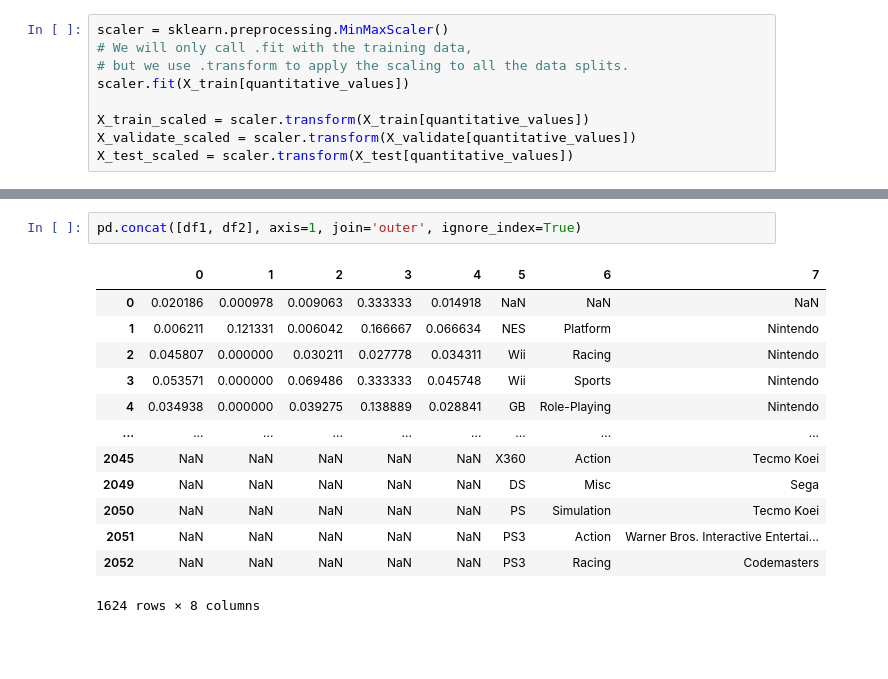
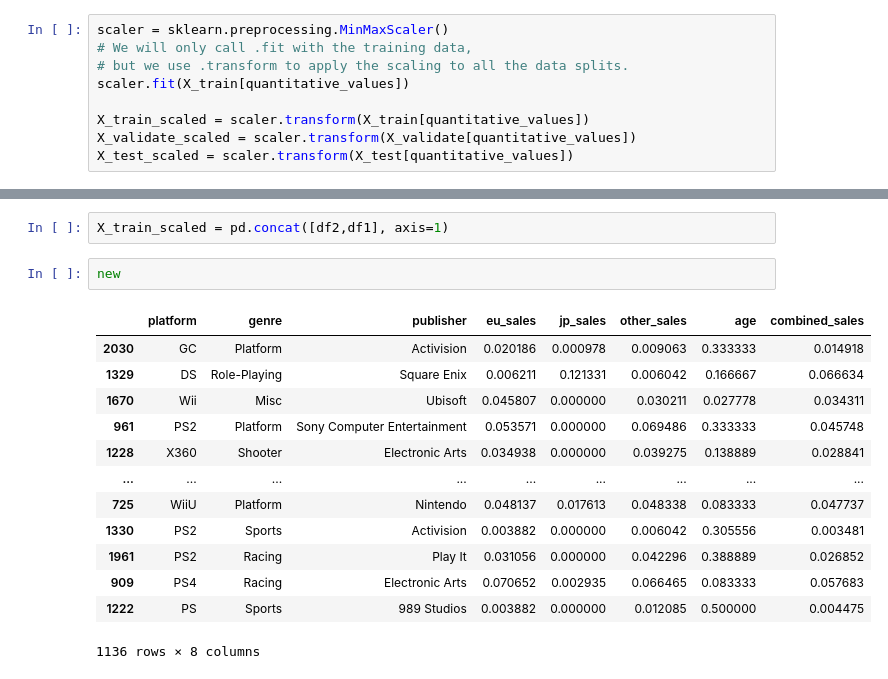
Before and after one commit to brentschriver/press_start, a Jupyter notebook: press-start-workflow.ipynb, the cells around one changed output, grey strips where cells are left out. Cells and saved outputs as stored; diff of their text form; blank space fills up the shorter version.

```diff
--- a/press-start-workflow.ipynb
+++ b/press-start-workflow.ipynb
@@ -359,16 +346,18 @@ df2
 # %%
-pd.concat([df1, df2], axis=1, join='outer', ignore_index=True)
+X_train_scaled = pd.concat([df2,df1], axis=1)
-# %% [output]
-|  | 0 | 1 | 2 | 3 | 4 | 5 | 6 | 7 |
-| 0 | 0.020186 | 0.000978 | 0.009063 | 0.333333 | 0.014918 | NaN | NaN | NaN |
-| 1 | 0.006211 | 0.121331 | 0.006042 | 0.166667 | 0.066634 | NES | Platform | Nintendo |
-| 2 | 0.045807 | 0.000000 | 0.030211 | 0.027778 | 0.034311 | Wii | Racing | Nintendo |
-| 3 | 0.053571 | 0.000000 | 0.069486 | 0.333333 | 0.045748 | Wii | Sports | Nintendo |
-| 4 | 0.034938 | 0.000000 | 0.039275 | 0.138889 | 0.028841 | GB | Role-Playing | Nintendo |
-| ... | ... | ... | ... | ... | ... | ... | ... | ... |
-| 2045 | NaN | NaN | NaN | NaN | NaN | X360 | Action | Tecmo Koei |
-| 2049 | NaN | NaN | NaN | NaN | NaN | DS | Misc | Sega |
-| 2050 | NaN | NaN | NaN | NaN | NaN | PS | Simulation | Tecmo Koei |
-| 2051 | NaN | NaN | NaN | NaN | NaN | PS3 | Action | Warner Bros. Interactive Entertai... |
-| 2052 | NaN | NaN | NaN | NaN | NaN | PS3 | Racing | Codemasters |
-1624 rows × 8 columns
+# %%
+new
+# %% [output]
+|  | platform | genre | publisher | eu_sales | jp_sales | other_sales | age | combined_sales |
+| 2030 | GC | Platform | Activision | 0.020186 | 0.000978 | 0.009063 | 0.333333 | 0.014918 |
+| 1329 | DS | Role-Playing | Square Enix | 0.006211 | 0.121331 | 0.006042 | 0.166667 | 0.066634 |
+| 1670 | Wii | Misc | Ubisoft | 0.045807 | 0.000000 | 0.030211 | 0.027778 | 0.034311 |
+| 961 | PS2 | Platform | Sony Computer Entertainment | 0.053571 | 0.000000 | 0.069486 | 0.333333 | 0.045748 |
+| 1228 | X360 | Shooter | Electronic Arts | 0.034938 | 0.000000 | 0.039275 | 0.138889 | 0.028841 |
+| ... | ... | ... | ... | ... | ... | ... | ... | ... |
+| 725 | WiiU | Platform | Nintendo | 0.048137 | 0.017613 | 0.048338 | 0.083333 | 0.047737 |
+| 1330 | PS2 | Sports | Activision | 0.003882 | 0.000000 | 0.006042 | 0.305556 | 0.003481 |
+| 1961 | PS2 | Racing | Play It | 0.031056 | 0.000000 | 0.042296 | 0.388889 | 0.026852 |
+| 909 | PS4 | Racing | Electronic Arts | 0.070652 | 0.002935 | 0.066465 | 0.083333 | 0.057683 |
+| 1222 | PS | Sports | 989 Studios | 0.003882 | 0.000000 | 0.012085 | 0.500000 | 0.004475 |
+1136 rows × 8 columns
```
Also changed, not shown: parts of 6 cells of this notebook.
